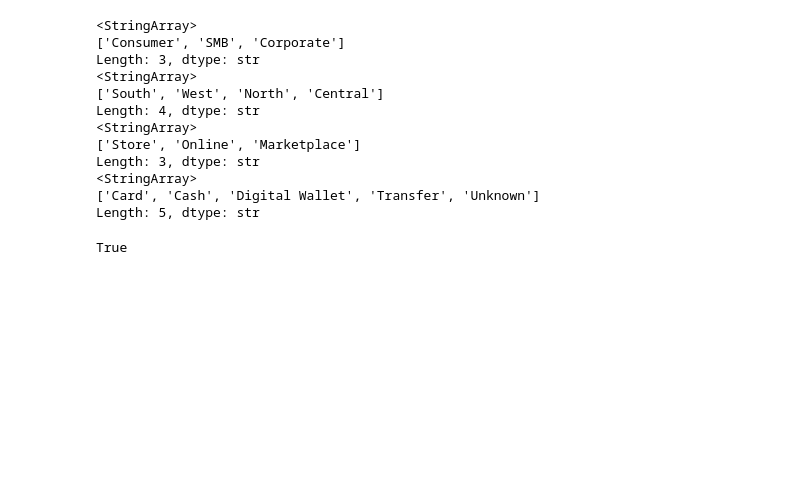
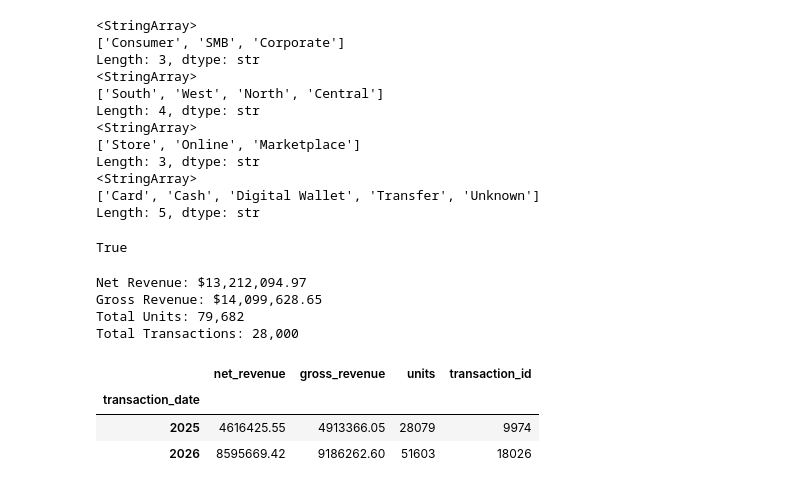
Before and after one commit to alexischevanier-byte/analytics-retail, a Jupyter notebook: notebooks/01_business_analysis.ipynb, the cells around one changed output. Drawn from its saved outputs; the diff is of its cells as text; code cells hidden in the pictures; blank space fills up the shorter version.

```diff
--- a/notebooks/01_business_analysis.ipynb
+++ b/notebooks/01_business_analysis.ipynb
@@ -562,3 +562,30 @@ df.to_csv('../data/processed/retail_transactions_clean.csv', index=False)
 os.path.exists('../data/processed/retail_transactions_clean.csv')
 # %% [output]
 True
+# %%
+total_net_revenue = df['net_revenue'].sum()
+total_gross_revenue = df['gross_revenue'].sum()
+total_units = df['units'].sum()
+total_transactions = df['transaction_id'].nunique()
+
+print(f"Net Revenue: ${total_net_revenue:,.2f}")
+print(f"Gross Revenue: ${total_gross_revenue:,.2f}")
+print(f"Total Units: {total_units:,}")
+print(f"Total Transactions: {total_transactions:,}")
+# %% [output]
+Net Revenue: $13,212,094.97
+Gross Revenue: $14,099,628.65
+Total Units: 79,682
+Total Transactions: 28,000
+# %%
+df[['net_revenue', 'gross_revenue', 'units', 'transaction_id']].groupby(df['transaction_date'].dt.year).agg({
+    'net_revenue': 'sum',
+    'gross_revenue': 'sum',
+    'units': 'sum',
+    'transaction_id': 'nunique'
+})
+# %% [output]
+|  | net_revenue | gross_revenue | units | transaction_id |
+| transaction_date |  |  |  |  |
+| 2025 | 4616425.55 | 4913366.05 | 28079 | 9974 |
+| 2026 | 8595669.42 | 9186262.60 | 51603 | 18026 |
```
